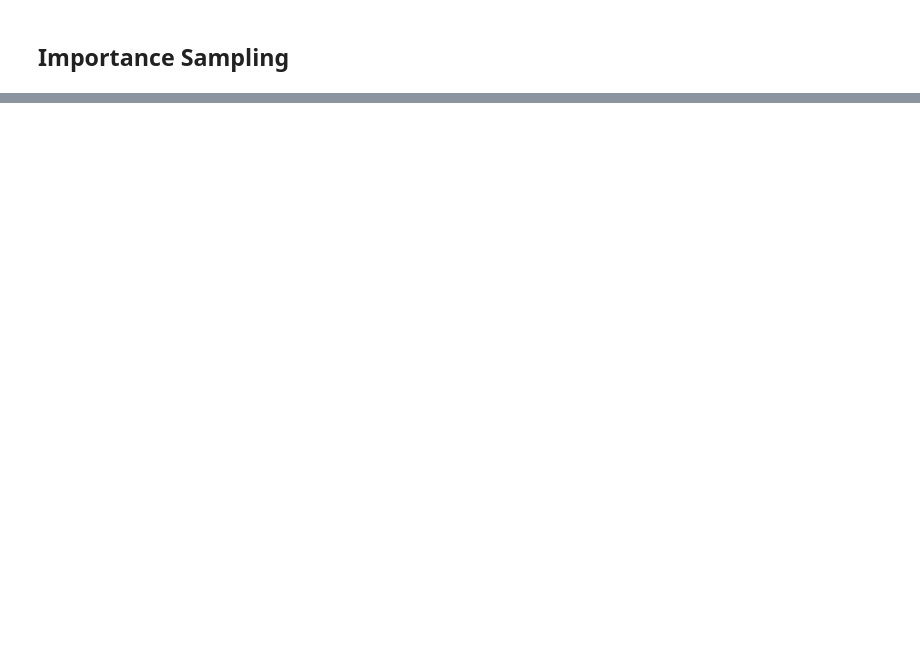
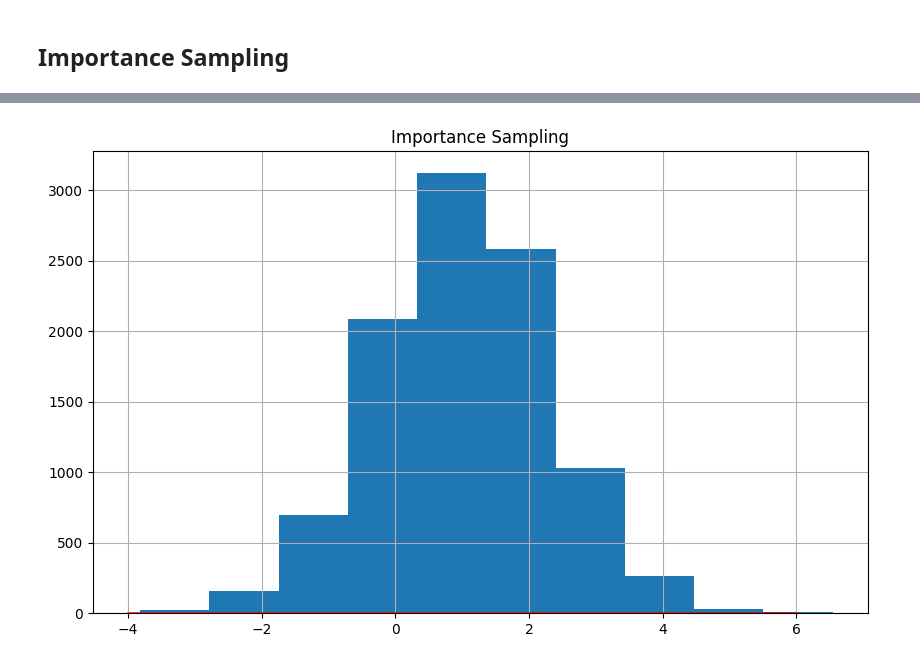
Before and after one commit to tombk556/Mathematische-Stochastische-Modelle-und-MC-Simulationen, a Jupyter notebook: Zufallszahlen/main.ipynb, the cells around one changed output, grey strips where cells are left out. Drawn from its saved outputs; the diff is of its cells as text; code cells hidden in the pictures; blank space fills up the shorter version.

```diff
--- a/Zufallszahlen/main.ipynb
+++ b/Zufallszahlen/main.ipynb
@@ -172,0 +233,9 @@ plt.show()
+# %%
+plt.figure(figsize=(10, 6))
+plt.title("Importance Sampling")
+plt.plot(x_values, y_values, label="pdf", color="red")
+plt.hist(random_numbers)
+plt.grid(True)
+plt.show()
+# %% [output]
+[figure, added]
```
Also changed, not shown: parts of 14 cells of this notebook.
